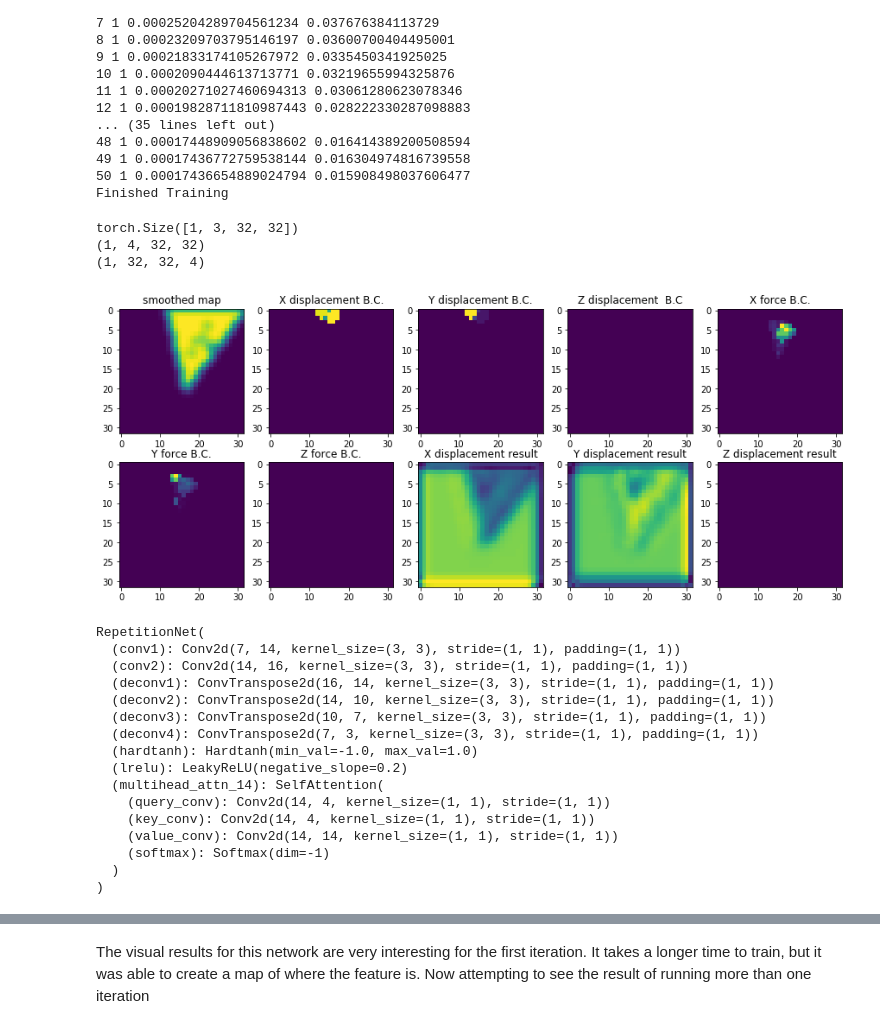
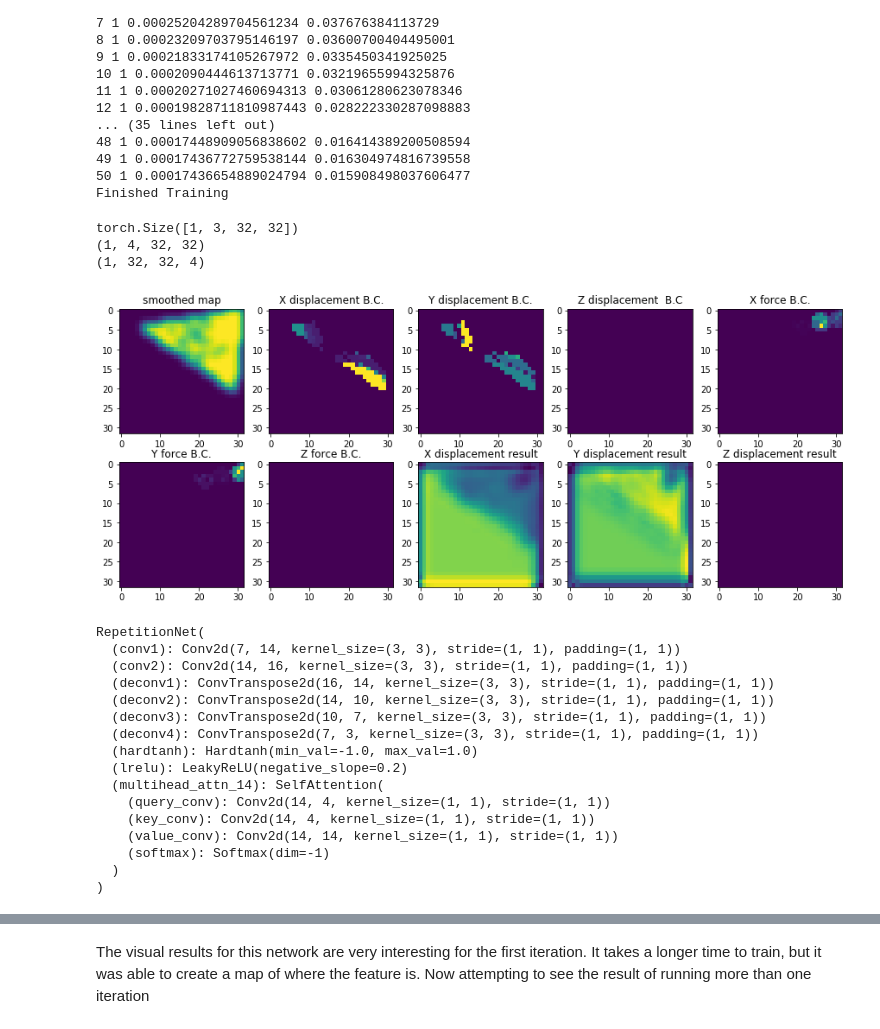
Before and after one commit to waltherwj/AI-and-FEA-model, a Jupyter notebook: 2D/preprocessing/training_proof_of_concept.ipynb, the cells around one changed output, grey strips where cells are left out. Cells and saved outputs as stored; diff of their text form; code cells hidden in the pictures.

```diff
--- a/2D/preprocessing/training_proof_of_concept.ipynb
+++ b/2D/preprocessing/training_proof_of_concept.ipynb
@@ -1256,25 +1256,25 @@ print('Finished Training')
 50 1 0.00017436654889024794 0.015908498037606477
 Finished Training
 # %%
-sample =1
+sample =3
 sample_bc = np.moveaxis(dataset[0][sample,:,:,:].numpy(), 0, 2)
 ## plot one of the results after passing the convolutional network through it once
 sample_prediction = net.cpu().forward(dataset[0][sample:sample+1,:,:,:], returns = 'output')
 print(sample_prediction.shape)
 sample_prediction = F.pad(sample_prediction, (0,0,0,0,0,1)).detach().numpy()
 print(sample_prediction.shape)
 sample_prediction = np.moveaxis(sample_prediction, 1, 3)
 print(sample_prediction.shape)
 
 
 #print(sample_prediction.shape, dataset[0][27:28,:,10,22], sample_prediction[:,:,10,22])
 plot_grid_2d(sample_bc, sample_prediction[0,:,:,:])
 net.cuda()
 # %% [output]
 torch.Size([1, 3, 32, 32])
 (1, 4, 32, 32)
 (1, 32, 32, 4)
-[figure, old version]
+[figure, new version]
 RepetitionNet(
   (conv1): Conv2d(7, 14, kernel_size=(3, 3), stride=(1, 1), padding=(1, 1))
   (conv2): Conv2d(14, 16, kernel_size=(3, 3), stride=(1, 1), padding=(1, 1))
```
Also changed, not shown: parts of 1 cell of this notebook, 1 other file.
